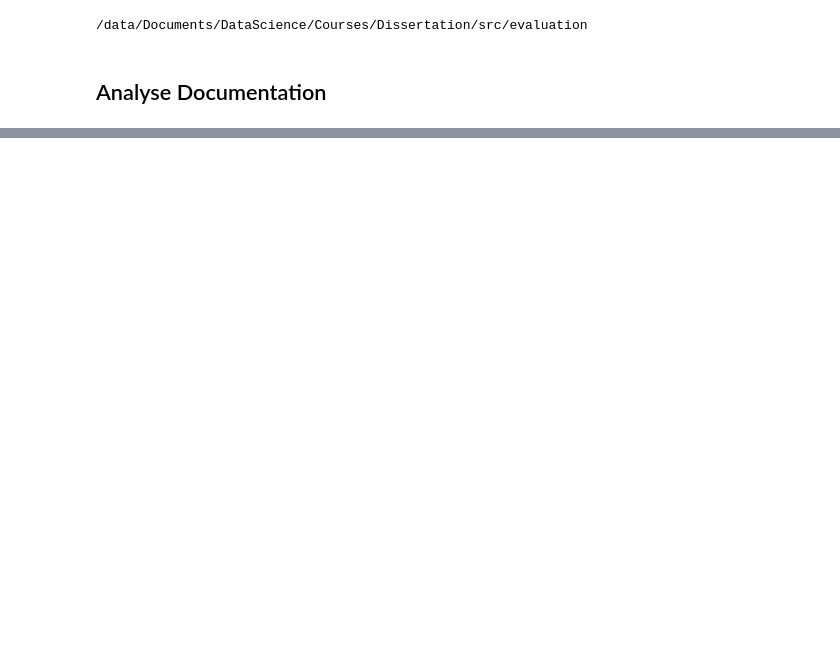
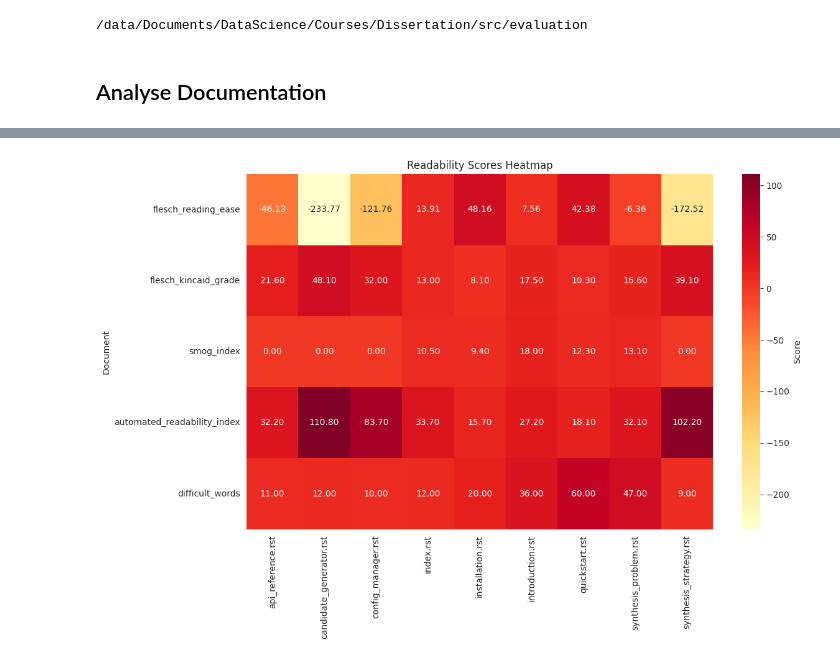
Before and after one commit to gschandan/PySynthLab, a Jupyter notebook: src/evaluation/analyse_documentation.ipynb, the cells around one changed output, grey strips where cells are left out. Saved outputs shown, nothing was run; the diff lists cells and outputs as text; code cells hidden in the pictures; blank space fills up the shorter version.

Commit message:
scoring documentation

```diff
--- a/src/evaluation/analyse_documentation.ipynb
+++ b/src/evaluation/analyse_documentation.ipynb
@@ -21,10 +25,8 @@ def analyze_docs_content(content):
         'flesch_reading_ease': textstat.flesch_reading_ease(cleaned_content),
         'flesch_kincaid_grade': textstat.flesch_kincaid_grade(cleaned_content),
         'smog_index': textstat.smog_index(cleaned_content),
-        'coleman_liau_index': textstat.coleman_liau_index(cleaned_content),
         'automated_readability_index': textstat.automated_readability_index(cleaned_content),
         'difficult_words': textstat.difficult_words(cleaned_content),
-        #'text_standard': textstat.text_standard(cleaned_content)
     }
 # %%
 def analyze_sphinx_docs(docs_source_dir):
@@ -35,7 +37,7 @@ def analyze_sphinx_docs(docs_source_dir):
                 file_path = os.path.join(root, file)
                 with open(file_path, 'r', encoding='utf-8') as f:
                     content = f.read()
-                results[file_path] = analyze_docs_content(content)
+                results[file] = analyze_docs_content(content)
     return results
 # %%
 def print_results(results):
@@ -81,2 +82,5 @@ Average scores across all documents:
   automated_readability_index: 50.63
   difficult_words: 24.11
+# %%
+df = pd.DataFrame(results)
+df.head()
@@ -82,0 +94,5 @@ Average scores across all documents:
+# %%
+df.reset_index(inplace=True)
+df.rename(columns={'index': 'Document'}, inplace=True)
+df_melted = df.melt(id_vars=['Document'], var_name='Metric', value_name='Score')
+df.head()
@@ -82,0 +106,9 @@ Average scores across all documents:
+# %%
+plt.figure(figsize=(12, 8))
+sns.heatmap(df.set_index('Document'), cmap='YlOrRd', annot=True, fmt='.2f', cbar_kws={'label': 'Score'})
+plt.title('Readability Scores Heatmap')
+plt.tight_layout()
+plt.savefig('readability_heatmap.png')
+plt.show()
+# %% [output]
+[figure, added]
```
Also changed, not shown: parts of 6 cells of this notebook, 4 other files.
